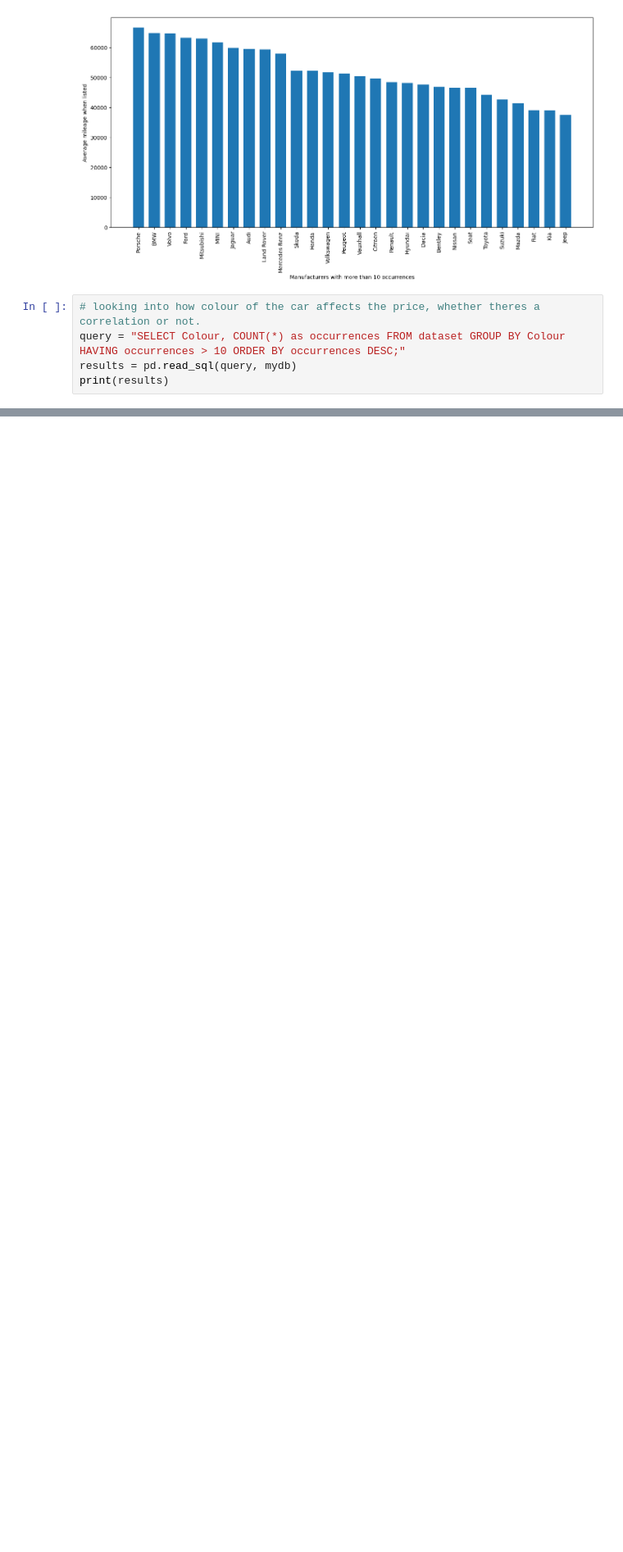
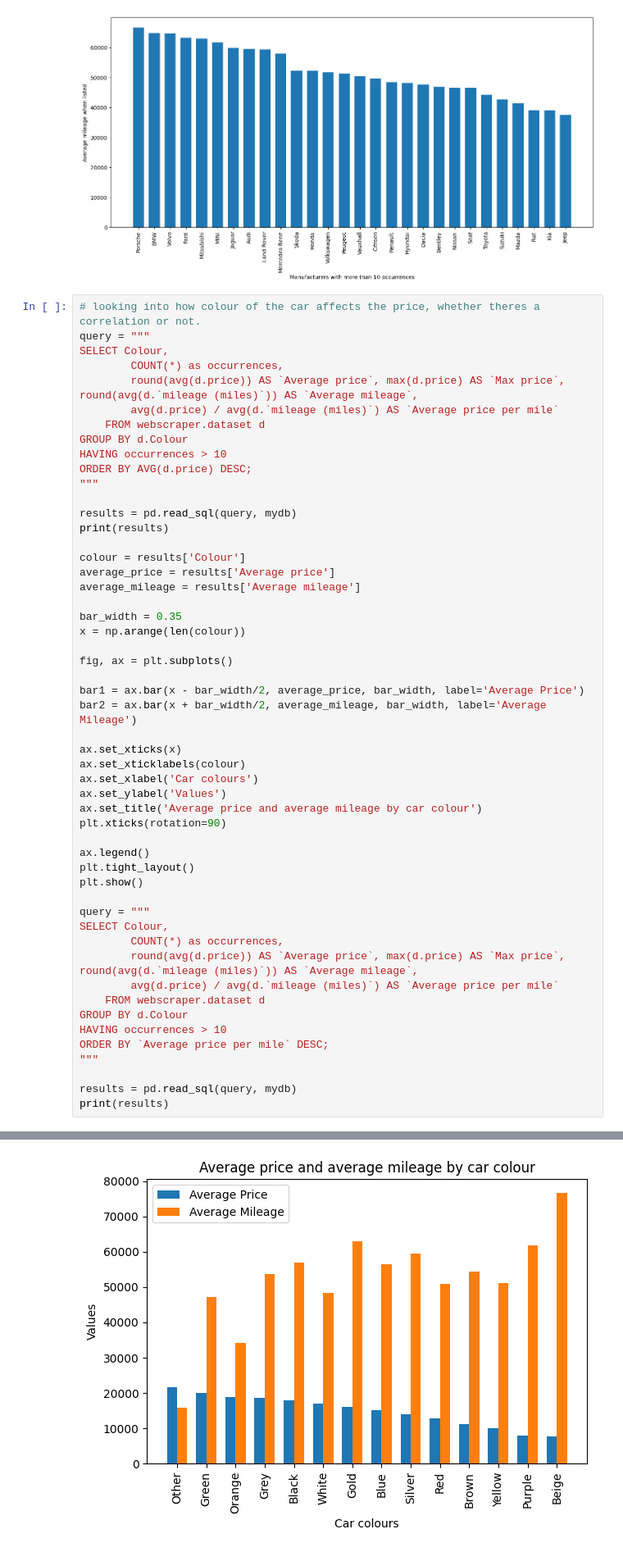
Before and after one commit to jdsandison/practice-web-scraper, a Jupyter notebook: analysis.ipynb, the cells around one changed output, grey strips where cells are left out. Shown at 82% size. Drawn from its saved outputs; the diff is of its cells as text; blank space fills up the shorter version.

```diff
--- a/analysis.ipynb
+++ b/analysis.ipynb
@@ -325,7 +322,54 @@ plt.show()
 [figure]
 # %%
 # looking into how colour of the car affects the price, whether theres a correlation or not.
-query = "SELECT Colour, COUNT(*) as occurrences FROM dataset GROUP BY Colour HAVING occurrences > 10 ORDER BY occurrences DESC;"
+query = """
+SELECT Colour,
+		COUNT(*) as occurrences,
+        round(avg(d.price)) AS `Average price`, max(d.price) AS `Max price`, round(avg(d.`mileage (miles)`)) AS `Average mileage`,
+        avg(d.price) / avg(d.`mileage (miles)`) AS `Average price per mile`
+	FROM webscraper.dataset d
+GROUP BY d.Colour
+HAVING occurrences > 10
+ORDER BY AVG(d.price) DESC;
+"""
+
 results = pd.read_sql(query, mydb)
 print(results)
+
+colour = results['Colour']
+average_price = results['Average price']
+average_mileage = results['Average mileage']
+
+bar_width = 0.35
+x = np.arange(len(colour))
+
+fig, ax = plt.subplots()
+
+bar1 = ax.bar(x - bar_width/2, average_price, bar_width, label='Average Price')
+bar2 = ax.bar(x + bar_width/2, average_mileage, bar_width, label='Average Mileage')
+
+ax.set_xticks(x)
+ax.set_xticklabels(colour)
+ax.set_xlabel('Car colours')
+ax.set_ylabel('Values')
+ax.set_title('Average price and average mileage by car colour')
+plt.xticks(rotation=90)
+
+ax.legend()
+plt.tight_layout()
+plt.show()
+
+query = """
+SELECT Colour,
+		COUNT(*) as occurrences,
+        round(avg(d.price)) AS `Average price`, max(d.price) AS `Max price`, round(avg(d.`mileage (miles)`)) AS `Average mileage`,
+        avg(d.price) / avg(d.`mileage (miles)`) AS `Average price per mile`
+	FROM webscraper.dataset d
+GROUP BY d.Colour
+HAVING occurrences > 10
+ORDER BY `Average price per mile` DESC;
+"""
+
+results = pd.read_sql(query, mydb)
+print(results)
 # %% [output]
@@ -346,0 +393 @@ print(results)
+[figure, added]
```
Also changed, not shown: parts of 3 cells of this notebook.
